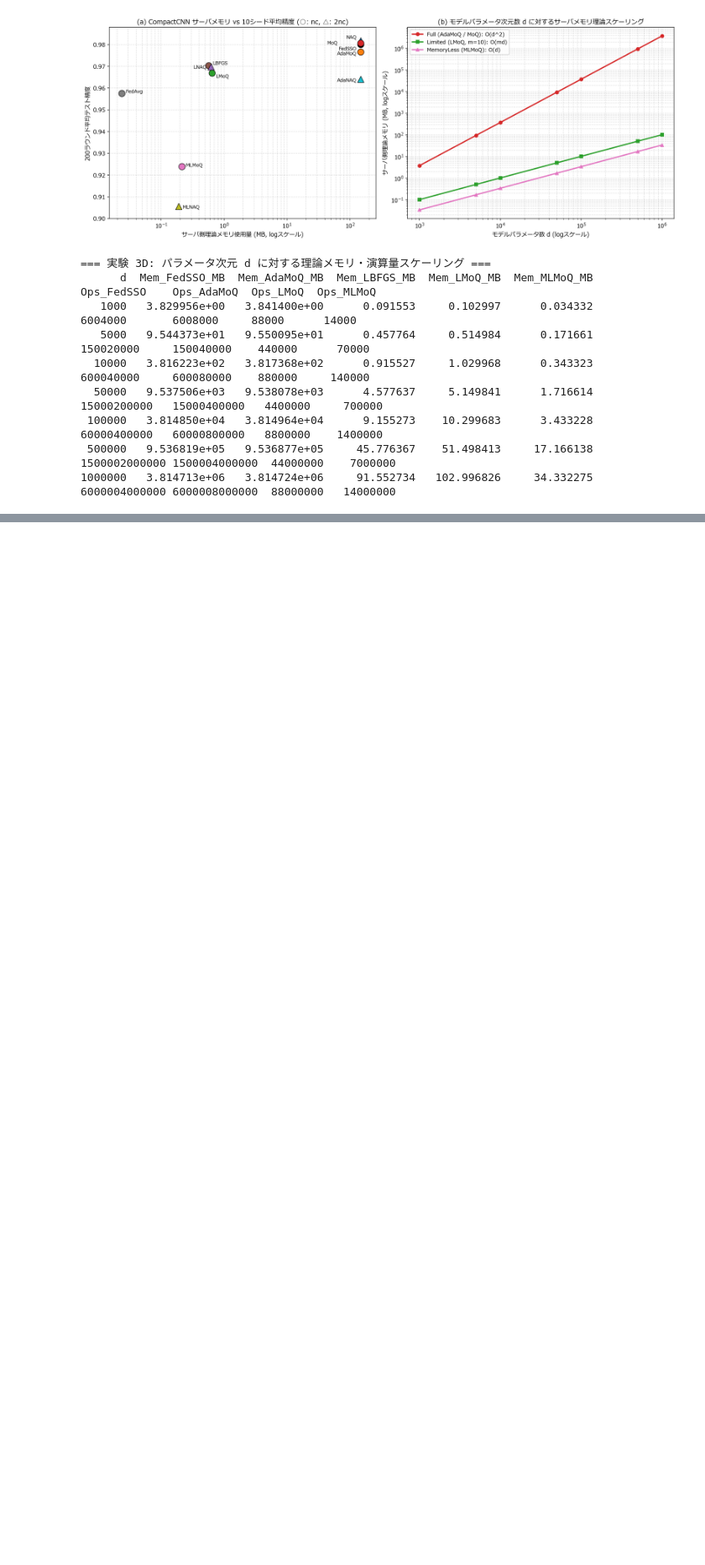
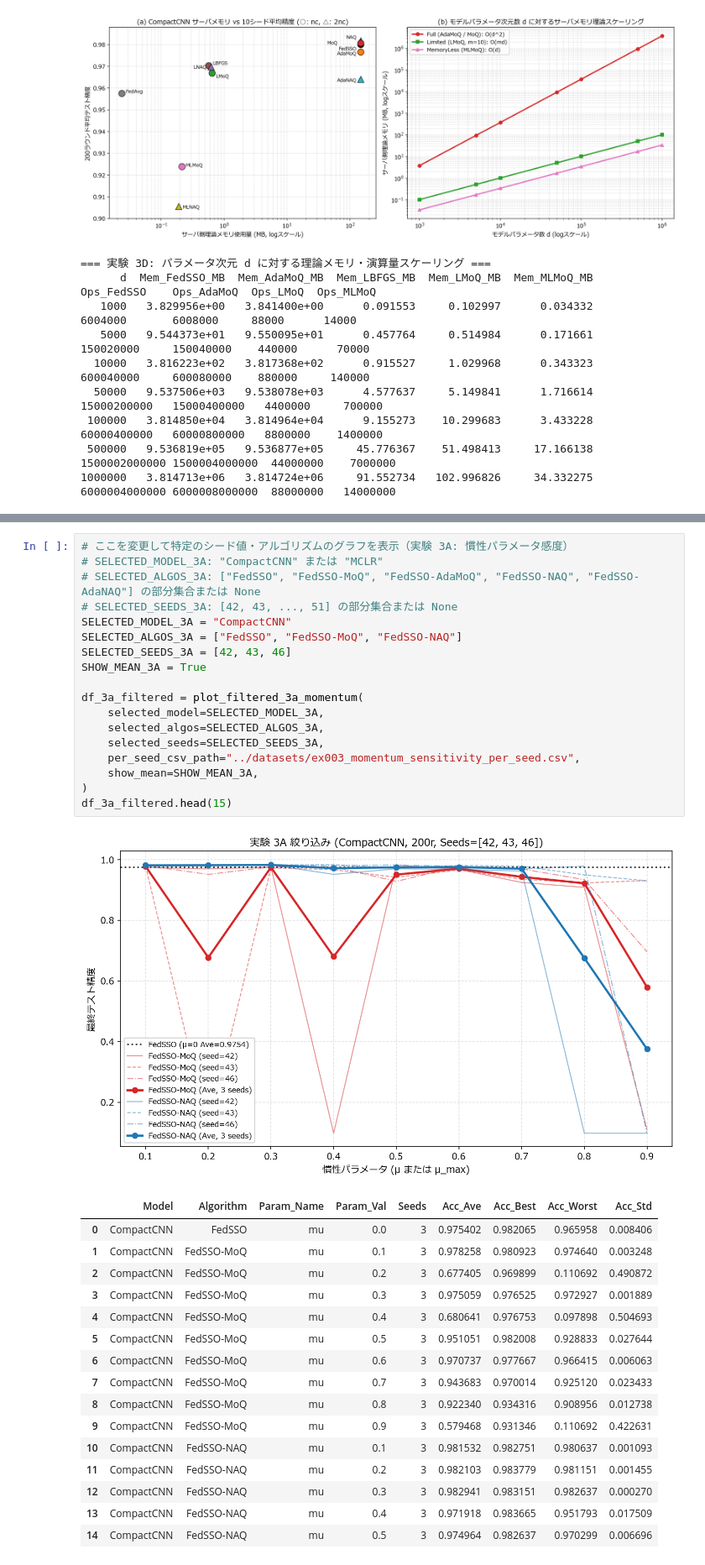
Before and after one commit to wsgames0w0/fedsso_moq, a Jupyter notebook: ex003/ex003.ipynb, the cells around one changed output, grey strips where cells are left out. Shown at 84% size. Saved outputs shown, nothing was run; the diff lists cells and outputs as text; blank space fills up the shorter version.

```diff
--- a/ex003/ex003.ipynb
+++ b/ex003/ex003.ipynb
@@ -363,0 +376,36 @@ plt.show()
+# %%
+# ここを変更して特定のシード値・アルゴリズムのグラフを表示（実験 3A: 慣性パラメータ感度）
+# SELECTED_MODEL_3A: "CompactCNN" または "MCLR"
+# SELECTED_ALGOS_3A: ["FedSSO", "FedSSO-MoQ", "FedSSO-AdaMoQ", "FedSSO-NAQ", "FedSSO-AdaNAQ"] の部分集合または None
+# SELECTED_SEEDS_3A: [42, 43, ..., 51] の部分集合または None
+SELECTED_MODEL_3A = "CompactCNN"
+SELECTED_ALGOS_3A = ["FedSSO", "FedSSO-MoQ", "FedSSO-NAQ"]
+SELECTED_SEEDS_3A = [42, 43, 46]
+SHOW_MEAN_3A = True
+
+df_3a_filtered = plot_filtered_3a_momentum(
+    selected_model=SELECTED_MODEL_3A,
+    selected_algos=SELECTED_ALGOS_3A,
+    selected_seeds=SELECTED_SEEDS_3A,
+    per_seed_csv_path="../datasets/ex003_momentum_sensitivity_per_seed.csv",
+    show_mean=SHOW_MEAN_3A,
+)
+df_3a_filtered.head(15)
+# %% [output]
+[figure, added]
+|  | Model | Algorithm | Param_Name | Param_Val | Seeds | Acc_Ave | Acc_Best | Acc_Worst | Acc_Std |
+| 0 | CompactCNN | FedSSO | mu | 0.0 | 3 | 0.975402 | 0.982065 | 0.965958 | 0.008406 |
+| 1 | CompactCNN | FedSSO-MoQ | mu | 0.1 | 3 | 0.978258 | 0.980923 | 0.974640 | 0.003248 |
+| 2 | CompactCNN | FedSSO-MoQ | mu | 0.2 | 3 | 0.677405 | 0.969899 | 0.110692 | 0.490872 |
+| 3 | CompactCNN | FedSSO-MoQ | mu | 0.3 | 3 | 0.975059 | 0.976525 | 0.972927 | 0.001889 |
+| 4 | CompactCNN | FedSSO-MoQ | mu | 0.4 | 3 | 0.680641 | 0.976753 | 0.097898 | 0.504693 |
+| 5 | CompactCNN | FedSSO-MoQ | mu | 0.5 | 3 | 0.951051 | 0.982008 | 0.928833 | 0.027644 |
+| 6 | CompactCNN | FedSSO-MoQ | mu | 0.6 | 3 | 0.970737 | 0.977667 | 0.966415 | 0.006063 |
+| 7 | CompactCNN | FedSSO-MoQ | mu | 0.7 | 3 | 0.943683 | 0.970014 | 0.925120 | 0.023433 |
+| 8 | CompactCNN | FedSSO-MoQ | mu | 0.8 | 3 | 0.922340 | 0.934316 | 0.908956 | 0.012738 |
+| 9 | CompactCNN | FedSSO-MoQ | mu | 0.9 | 3 | 0.579468 | 0.931346 | 0.110692 | 0.422631 |
+| 10 | CompactCNN | FedSSO-NAQ | mu | 0.1 | 3 | 0.981532 | 0.982751 | 0.980637 | 0.001093 |
+| 11 | CompactCNN | FedSSO-NAQ | mu | 0.2 | 3 | 0.982103 | 0.983779 | 0.981151 | 0.001455 |
+| 12 | CompactCNN | FedSSO-NAQ | mu | 0.3 | 3 | 0.982941 | 0.983151 | 0.982637 | 0.000270 |
+| 13 | CompactCNN | FedSSO-NAQ | mu | 0.4 | 3 | 0.971918 | 0.983665 | 0.951793 | 0.017509 |
+| 14 | CompactCNN | FedSSO-NAQ | mu | 0.5 | 3 | 0.974964 | 0.982637 | 0.970299 | 0.006696 |
```
Also changed, not shown: parts of 8 cells of this notebook, 6 other files.
